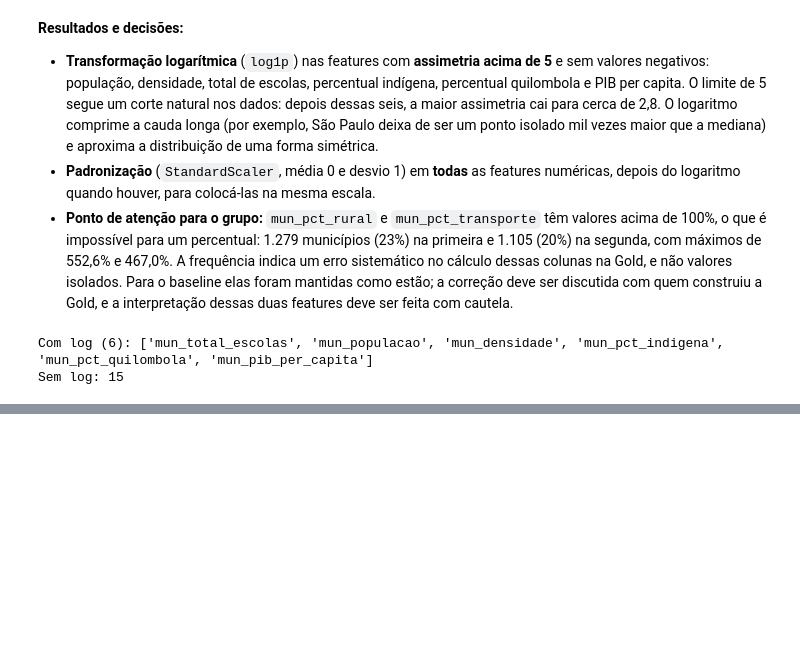
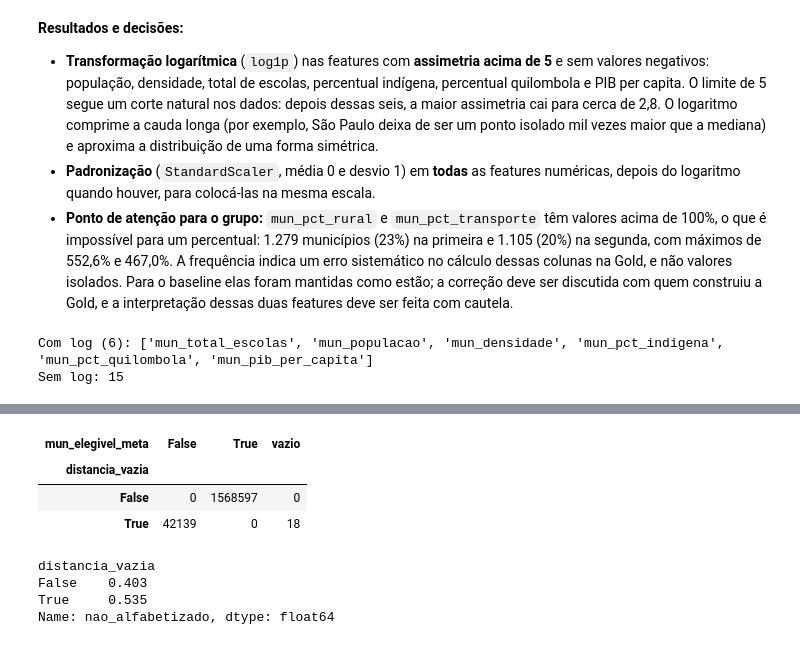
Before and after one commit to LiraJoviniano/tech-challenge-fase3, a Jupyter notebook: notebooks/02_selecao_features.ipynb, the cells around one changed output, grey strips where cells are left out. Drawn from its saved outputs; the diff is of its cells as text; code cells hidden in the pictures; blank space fills up the shorter version.

```diff
--- a/notebooks/02_selecao_features.ipynb
+++ b/notebooks/02_selecao_features.ipynb
@@ -429,0 +456,19 @@ Sem log: 15
+# %%
+# os vazios da distância da meta coincidem com os municípios não elegíveis?
+pd.crosstab(
+    df["mun_distancia_meta_anterior"].isna().rename("distancia_vazia"),
+    df["mun_elegivel_meta"].astype("string").fillna("vazio"),
+)
+# %% [output]
+| mun_elegivel_meta | False | True | vazio |
+| distancia_vazia |  |  |  |
+| False | 0 | 1568597 | 0 |
+| True | 42139 | 0 | 18 |
+# %%
+# taxa de risco (não alfabetizados) com e sem a distância da meta
+y.groupby(df["mun_distancia_meta_anterior"].isna().rename("distancia_vazia")).mean().round(3)
+# %% [output]
+distancia_vazia
+False    0.403
+True     0.535
+Name: nao_alfabetizado, dtype: float64
```
Also changed, not shown: parts of 3 cells of this notebook.
